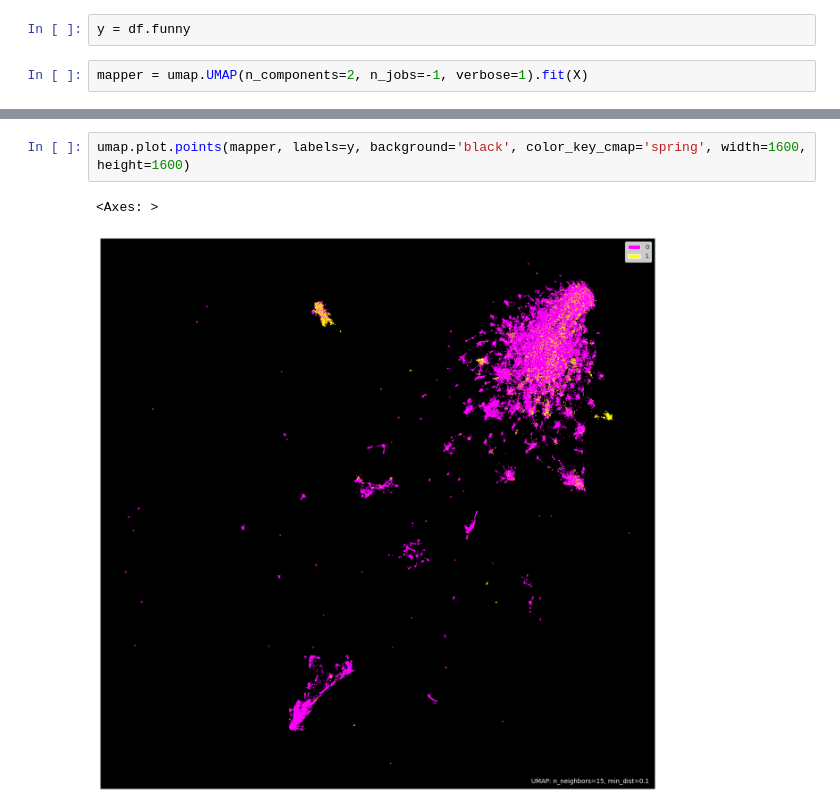
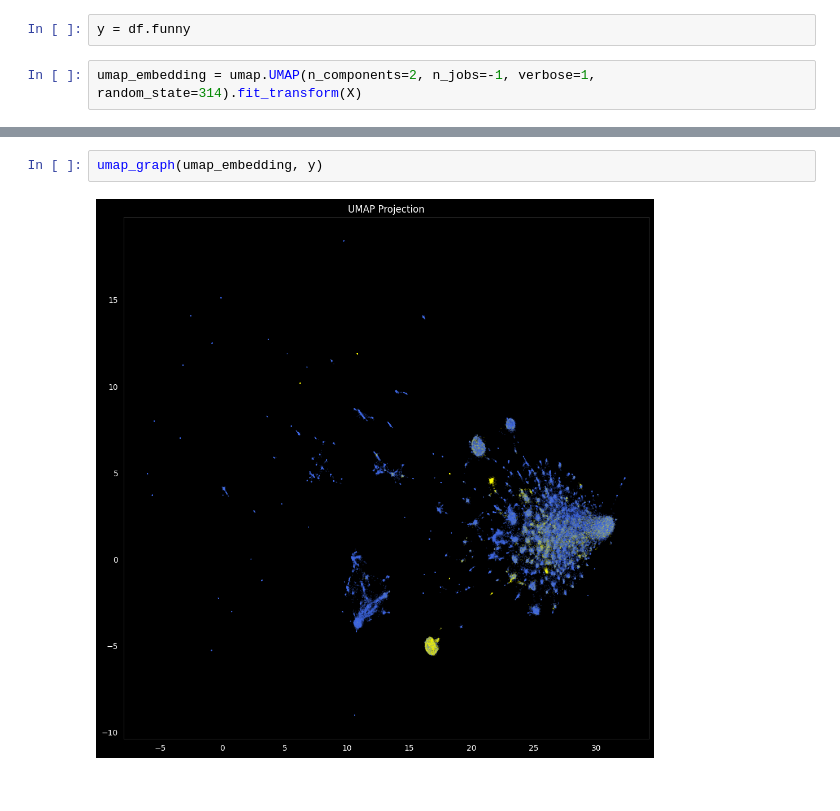
Before and after one commit to mikachou/funnypress-data-study, a Jupyter notebook: notebooks/02_analyse_2_1_bow.ipynb, the cells around one changed output, grey strips where cells are left out. Saved outputs shown, nothing was run; the diff lists cells and outputs as text.

```diff
--- a/notebooks/02_analyse_2_1_bow.ipynb
+++ b/notebooks/02_analyse_2_1_bow.ipynb
@@ -65,5 +65,5 @@ pca_graph(X.toarray())
 # %%
 y = df.funny
 # %%
-mapper = umap.UMAP(n_components=2, n_jobs=-1, verbose=1).fit(X)
+umap_embedding = umap.UMAP(n_components=2, n_jobs=-1, verbose=1, random_state=314).fit_transform(X)
 # %% [output]
@@ -96,5 +96,4 @@ Mon Nov 11 21:19:39 2024 Finished embedding
-# %%
-umap.plot.points(mapper, labels=y, background='black', color_key_cmap='spring', width=1600, height=1600)
-# %% [output]
-<Axes: >
-[figure, removed]
+# %%
+umap_graph(umap_embedding, y)
+# %% [output]
+[figure, added]
```
Also changed, not shown: parts of 3 cells of this notebook, 3 other files.
